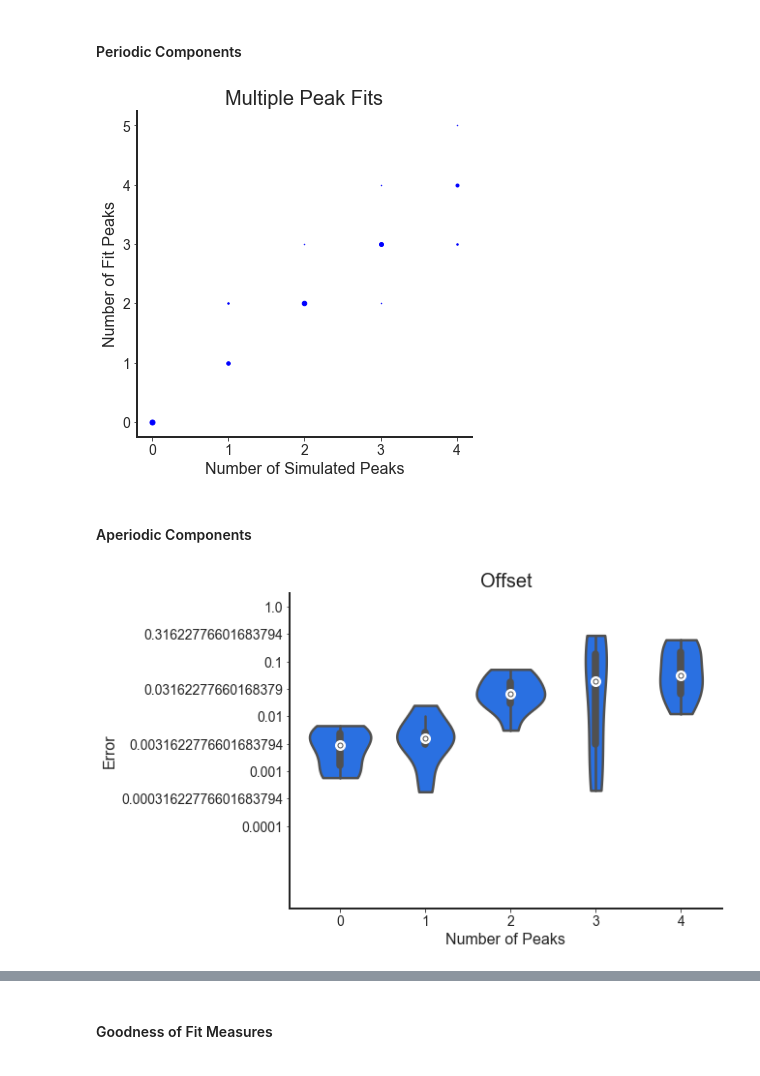
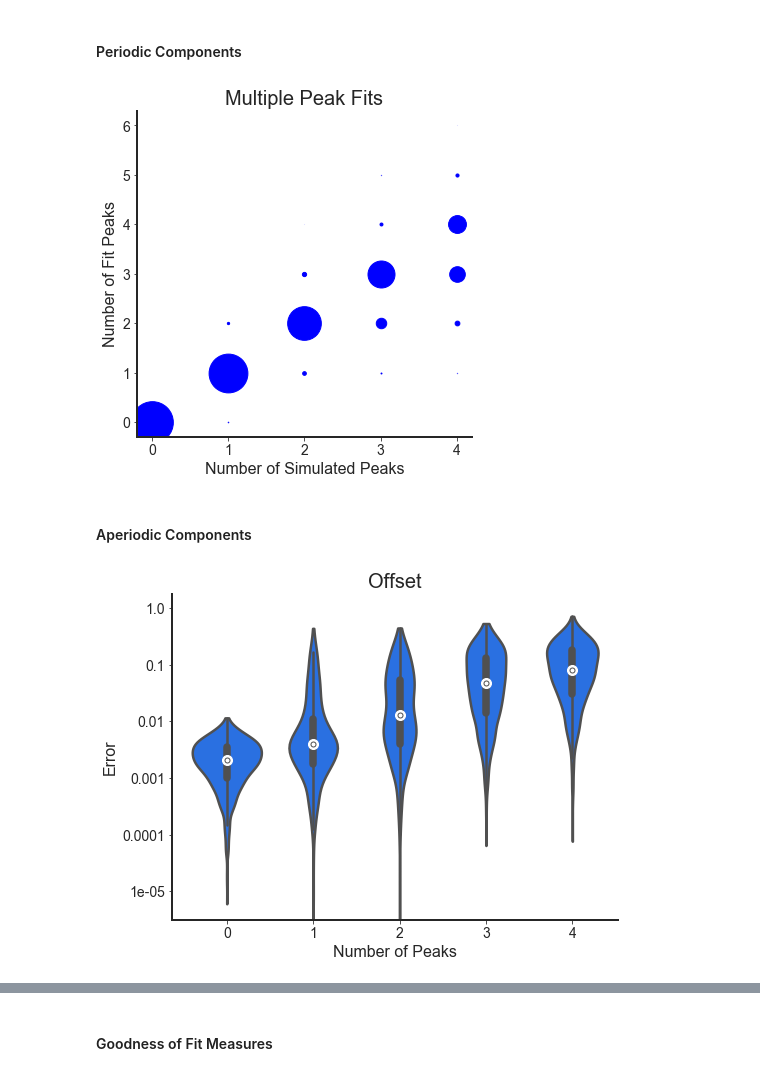
Before and after one commit to TomDonoghue/SIMparam, a Jupyter notebook: notebooks/02-MultiPeakSims.ipynb, the cells around one changed output, grey strips where cells are left out. Saved outputs shown, nothing was run; the diff lists cells and outputs as text; code cells hidden in the pictures.

```diff
--- a/notebooks/02-MultiPeakSims.ipynb
+++ b/notebooks/02-MultiPeakSims.ipynb
@@ -36,19 +38,16 @@ FOLDER = '02_multi-peak/'
 # %%
 # Analysis Settings
 SAVE_FIG = False
-GEN_SIMS = True
+GEN_SIMS = False
 SAVE_SIMS = False
 # %% [markdown]
 ### Simulate Power Spectra
 # %%
-# Set the number of PSDs - this is per n_oeak condition
-n_psds = 10
+# Set the number of power spectra - this is per n_peak condition
+n_psds = N_PSDS
 
 # Set the number of peaks to use
 n_peaks = [0, 1, 2, 3, 4]
-
-# Set the amount of noise to use
-nlv = 0.01
 
 # Use generators to sample peak & aperiodic parameters
 peaks = []
@@ -72,7 +71,7 @@ if GEN_SIMS:
     # Generate simulated power spectra
     for n_ind, n_peak, peaks in zip(range(n_n_peaks), n_peaks, peaks):
         freqs, psds[n_ind, :, :], sim_params[n_ind] = \
-            gen_group_power_spectra(n_psds, F_RANGE, aps, peaks, nlv,
+            gen_group_power_spectra(n_psds, F_RANGE, aps, peaks, NLV,
                                     F_RES, return_params=True)
 
     # Save out generated simulated data & parameter definitions
@@ -81,8 +80,8 @@ if GEN_SIMS:
 
 else:
     # Reload simulated data and parameter definitions
-    freqs, psds, sim_params = load_sim_data(data_name)
+    freqs, psds, sim_params = load_sim_data(pjoin(FOLDER, data_name))
 
 # Check shape
-print('n_nlvs, n_spectra, n_freqs : ', psds.shape)
+print('n_n_peaks, n_spectra, n_freqs : ', psds.shape)
 # %% [output]
@@ -167,18 +166,19 @@ R^2
 #### Periodic Components
 # %%
 # Plot the correspondance between number of simulated peaks & number of fit peaks
-plot_n_peaks_bubbles(n_peak_counter, ms_val= 1,
-                     save_fig=SAVE_FIG, save_name=pjoin(FOLDER, 'number_of_peaks'))
+plot_n_peaks_bubbles(n_peak_counter, ms_val=12,
+                     save_fig=SAVE_FIG, save_name=pjoin(FOLDER, 'n_peaks_fit'))
 # %% [output]
-[figure, old version]
+[figure, new version]
 # %% [markdown]
 #### Aperiodic Components
 # %%
 # Multi-peak fitting: plot error of aperiodic offset reconstruction across number of peaks
 plot_errors_violin(off_errors, 'Offset',
-                   x_axis='n_peaks', plt_log=True, ylim=[-5.5, 0.25])
+                   x_axis='n_peaks', plt_log=True, ylim=[-5.5, 0.25],
+                   save_fig=SAVE_FIG, save_name=pjoin(FOLDER, 'off_error'))
 # %% [output]
-[figure, old version]
+[figure, new version]
 # %%
 # Multi-peak fitting: plot error of aperiodic exponent reconstruction across number of peaks
 plot_errors_violin(exp_errors, 'Exponent',
```
Also changed, not shown: parts of 10 cells of this notebook, 2 other files.
